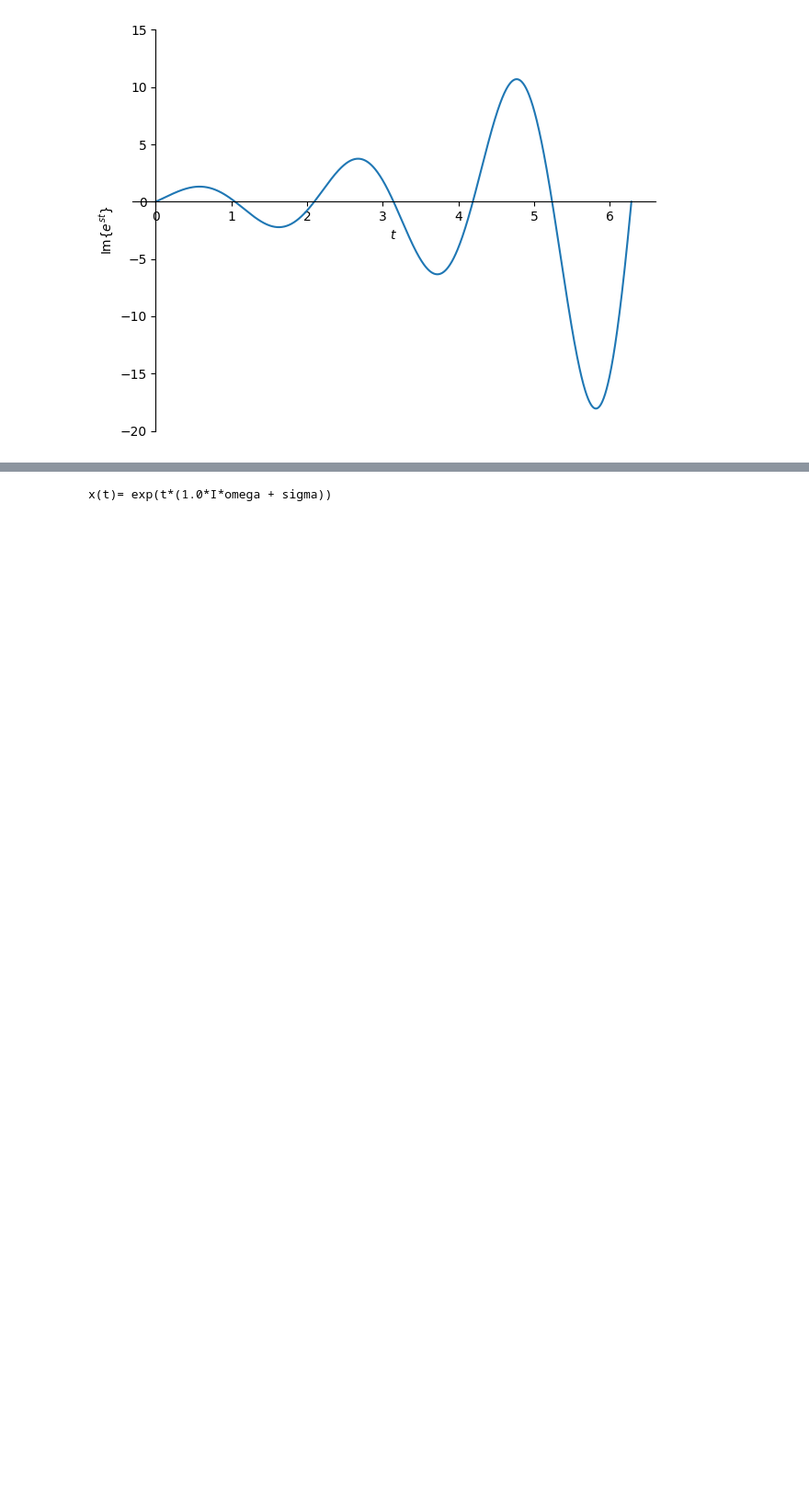
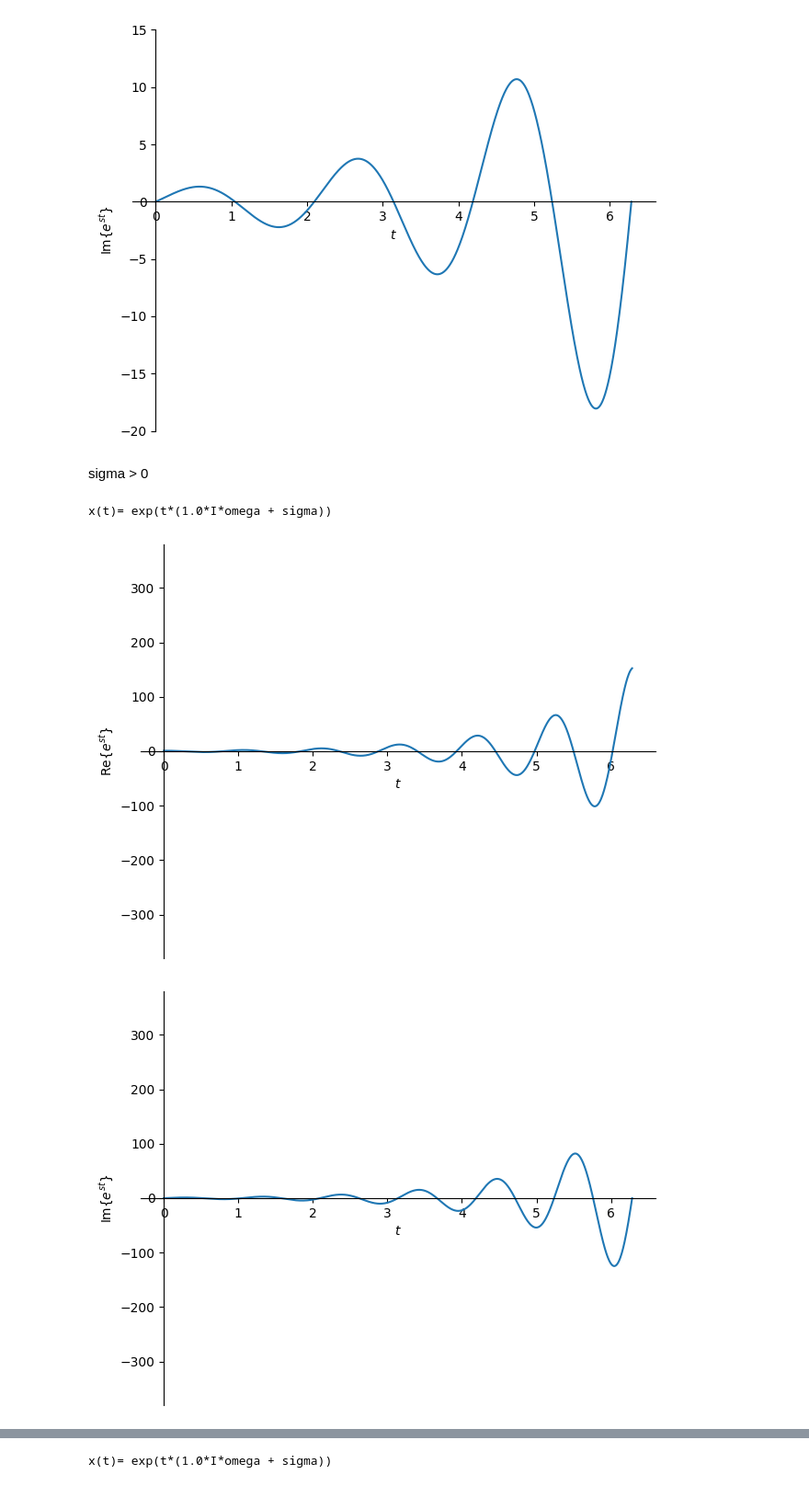
Before and after one commit to JERSONMALDONA/senales-y-sistemas, a Jupyter notebook: corte 1/Copia_de_S_estandar.ipynb, the cells around one changed output, grey strips where cells are left out. Shown: that part at 92% size. Saved outputs shown, nothing was run; the diff lists cells and outputs as text; code cells hidden in the pictures; blank space fills up the shorter version.

```diff
--- a/corte 1/Copia_de_S_estandar.ipynb
+++ b/corte 1/Copia_de_S_estandar.ipynb
@@ -82,3 +82,16 @@ sym.plot(sym.im(y), (t, 0, 2*sym.pi), ylabel=r'Im{$e^{st}$}',ylim=[-20,15]);
 x(t)= exp(t*(1.0*I*omega + sigma))
 [figure]
 [figure]
+# %% [markdown]
+sigma > 0
+# %%
+#ejemplo creciente -> sigma > 0
+y = x.subs({omega: 6, sigma : 0.8})
+print(r'x(t)=',x)
+
+sym.plot(sym.re(y), (t, 0, 2*sym.pi), ylabel=r'Re{$e^{st}$}',ylim=[-380,380]) #r' indica al linterprete una variable tipo string
+sym.plot(sym.im(y), (t, 0, 2*sym.pi), ylabel=r'Im{$e^{st}$}',ylim=[-380,380]);
+# %% [output]
+x(t)= exp(t*(1.0*I*omega + sigma))
+[figure, added]
+[figure, added]
```
Also changed, not shown: parts of 5 cells of this notebook.
